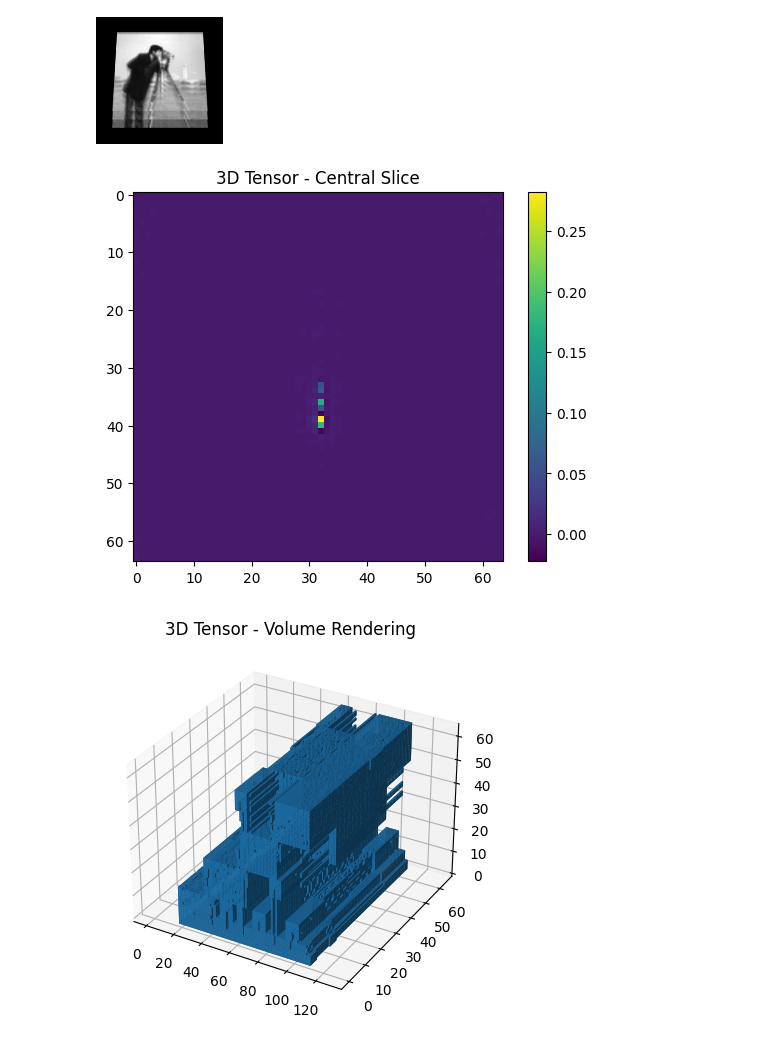
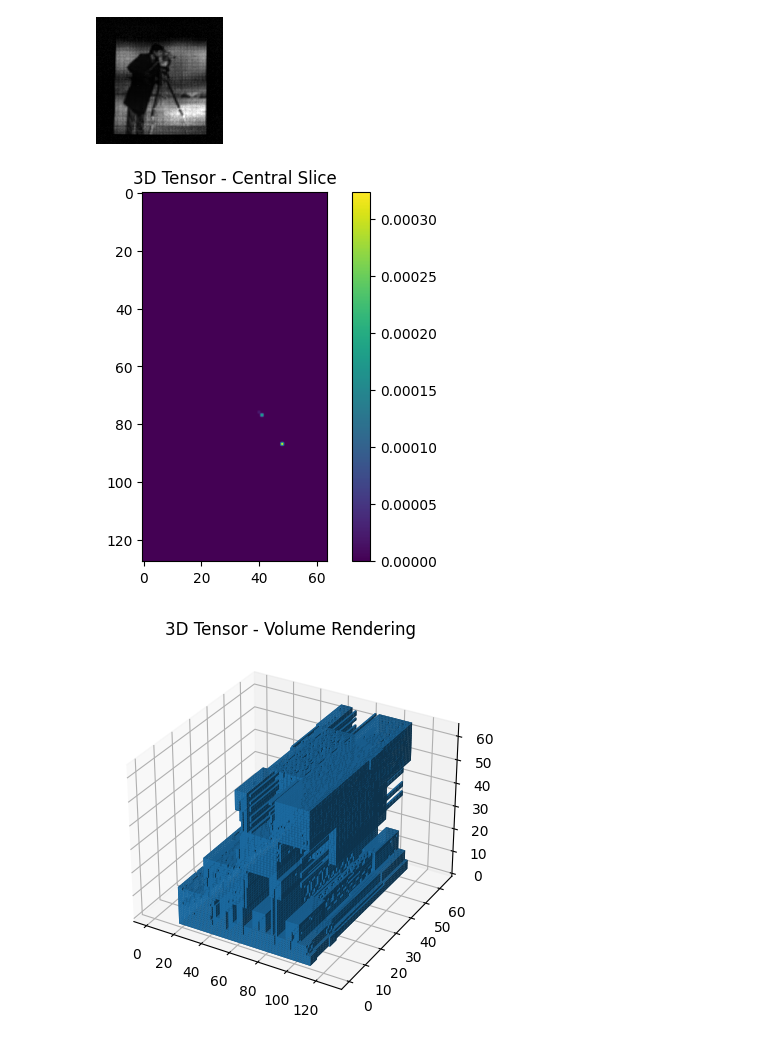
Before and after one commit to one-milli/labsrc, a Jupyter notebook: tensorH.ipynb, the cells around one changed output. Cells and saved outputs as stored; diff of their text form; code cells hidden in the pictures.

```diff
--- a/tensorH.ipynb
+++ b/tensorH.ipynb
@@ -27,7 +27,7 @@ f = Image.open(localConfig.DATA_PATH + 'sample_image64/Cameraman64.png')
 f = f.convert('L')
 f = np.asarray(f) / 255
 
-H_matrix = np.load(localConfig.DATA_PATH + 'systemMatrix/H_matrix_true.npy')
+H_matrix = np.load(localConfig.DATA_PATH + 'systemMatrix/H_matrix_FISTA_10p.npy')
 
 m = int(np.sqrt(H_matrix.shape[0]))
 n = int(np.sqrt(H_matrix.shape[1]))
@@ -41,4 +41,4 @@ ax.imshow(g, cmap='gray')
 ax.axis('off')
 plt.show()
 # %% [output]
-[figure, old version]
+[figure, new version]
@@ -45,10 +48,10 @@ plt.show()
 # %%
-plt.imshow(H_tensor[64,64], cmap='viridis')
+plt.imshow(H_tensor[50, :, 31, :], cmap='viridis')
 plt.colorbar()
 plt.title("3D Tensor - Central Slice")
 plt.show()
 # %% [output]
-[figure, old version]
+[figure, new version]
 # %%
 from mpl_toolkits.mplot3d import Axes3D
 
```
Also changed, not shown: parts of 2 cells of this notebook, 6 other files.
